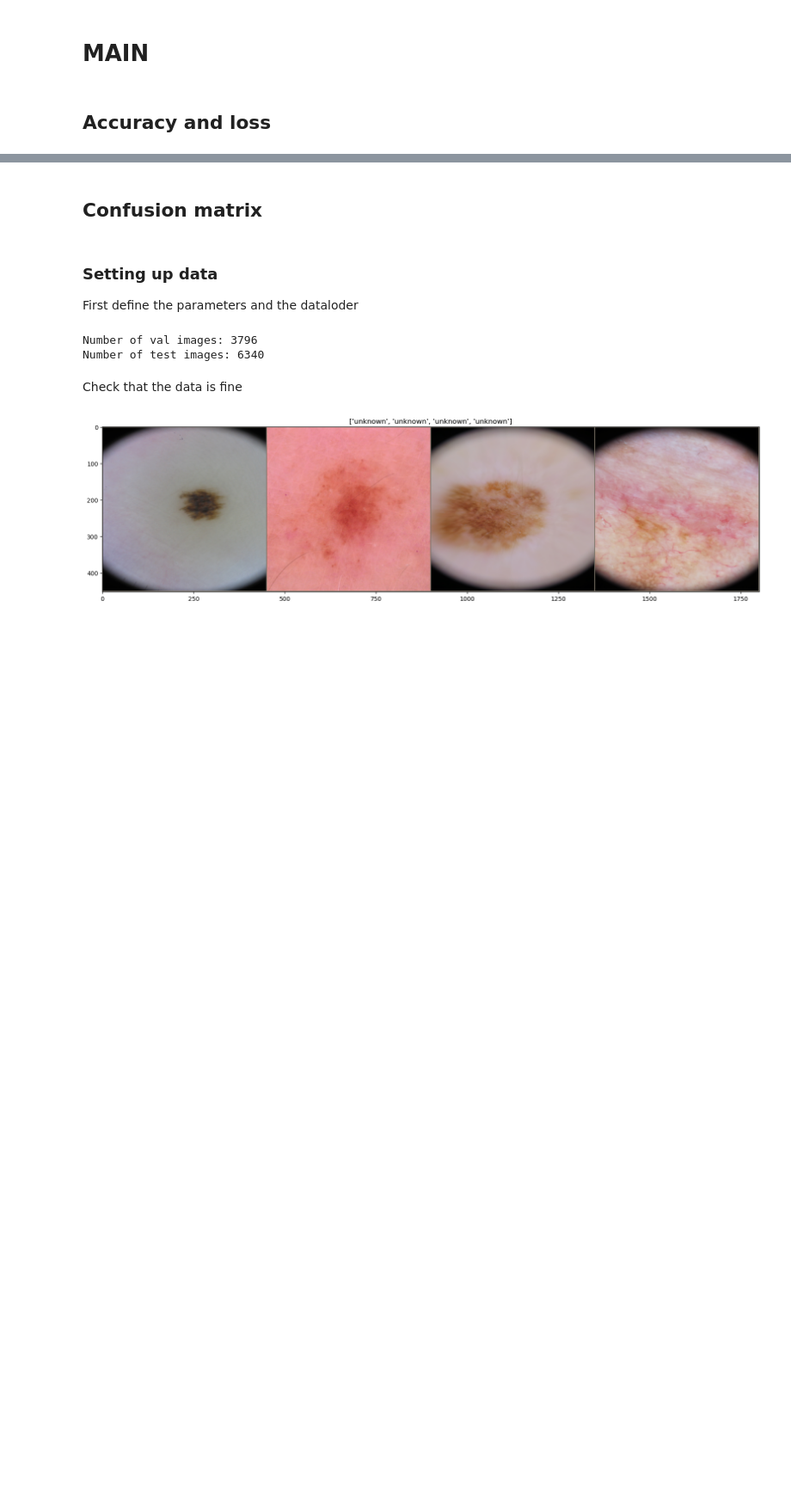
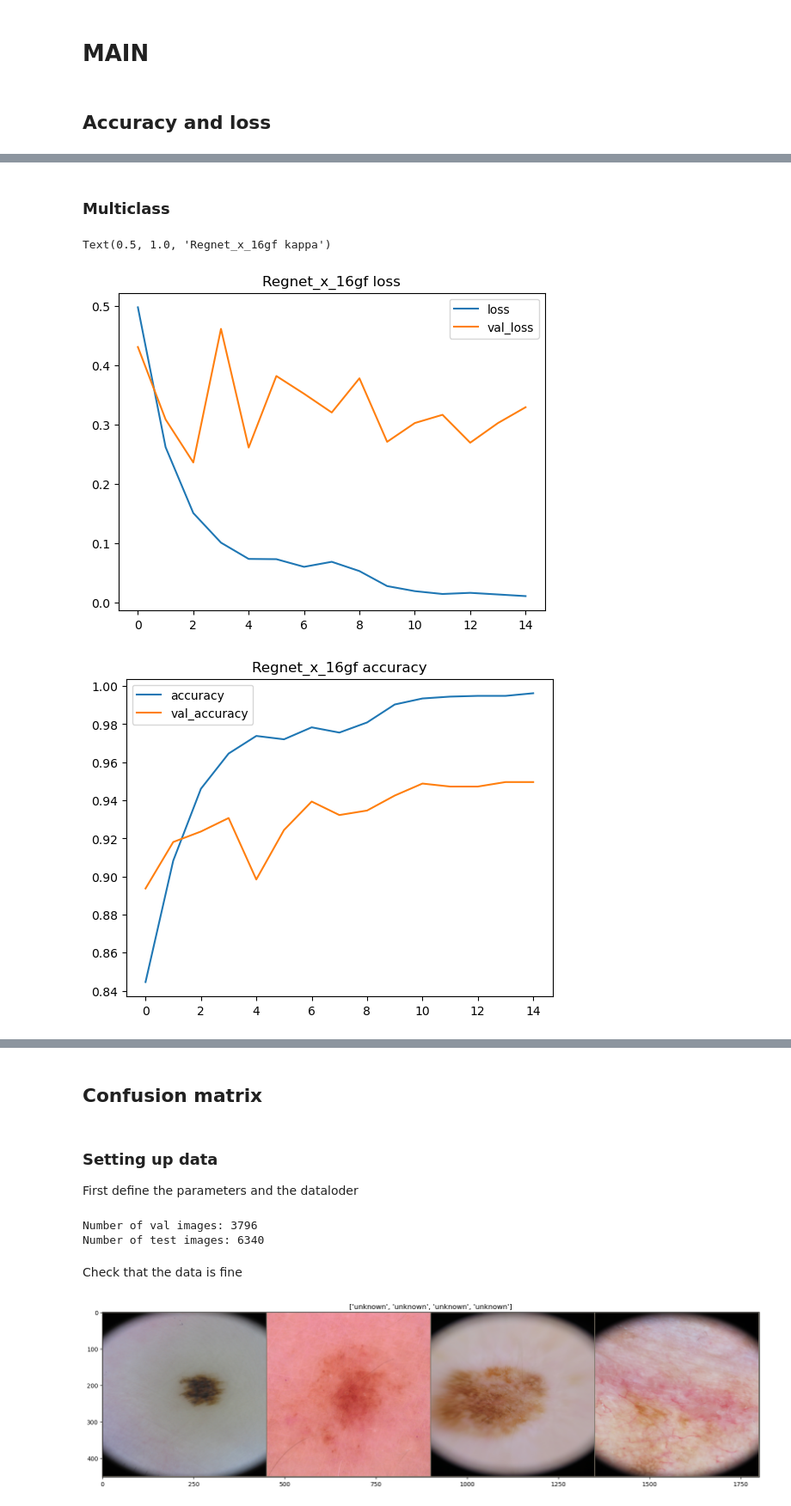
Before and after one commit to Likalto4/skin_lesion_classification, a Jupyter notebook: Deep_Learning/notebooks/check_results.ipynb, the cells around one changed output, grey strips where cells are left out. Shown at 86% size. Drawn from its saved outputs; the diff is of its cells as text; code cells hidden in the pictures; blank space fills up the shorter version.

```diff
--- a/Deep_Learning/notebooks/check_results.ipynb
+++ b/Deep_Learning/notebooks/check_results.ipynb
@@ -72,0 +75,25 @@ Text(0.5, 1.0, 'Vgg19_bn accuracy')
+# %% [markdown]
+### Multiclass
+# %%
+# Let's check the loss and accuracy of the model
+model_name = 'regnet_x_16gf'
+with_epoch = False
+epoch_num = 9
+
+#statistics path
+statistics_pah = project_path / 'data'/'results' / f'{model_name}_stats_epoch{epoch_num}.csv' if with_epoch else project_path / 'data'/'results' / f'{model_name}_stats_multi.csv'
+#read csv file
+df = pd.read_csv(statistics_pah)
+#plot loss and validation loss
+df[['loss', 'val_loss']].plot()
+plt.title(f'{model_name.capitalize()} loss')
+#plot accuracy and validation accuracy
+df[['accuracy', 'val_accuracy']].plot()
+plt.title(f'{model_name.capitalize()} accuracy')
+#plot kappa and validation kappa
+df[['val_kappa']].plot()
+plt.title(f'{model_name.capitalize()} kappa')
+# %% [output]
+Text(0.5, 1.0, 'Regnet_x_16gf kappa')
+[figure, added]
+[figure, added]
```
Also changed, not shown: parts of 6 cells of this notebook, 3 other files.
